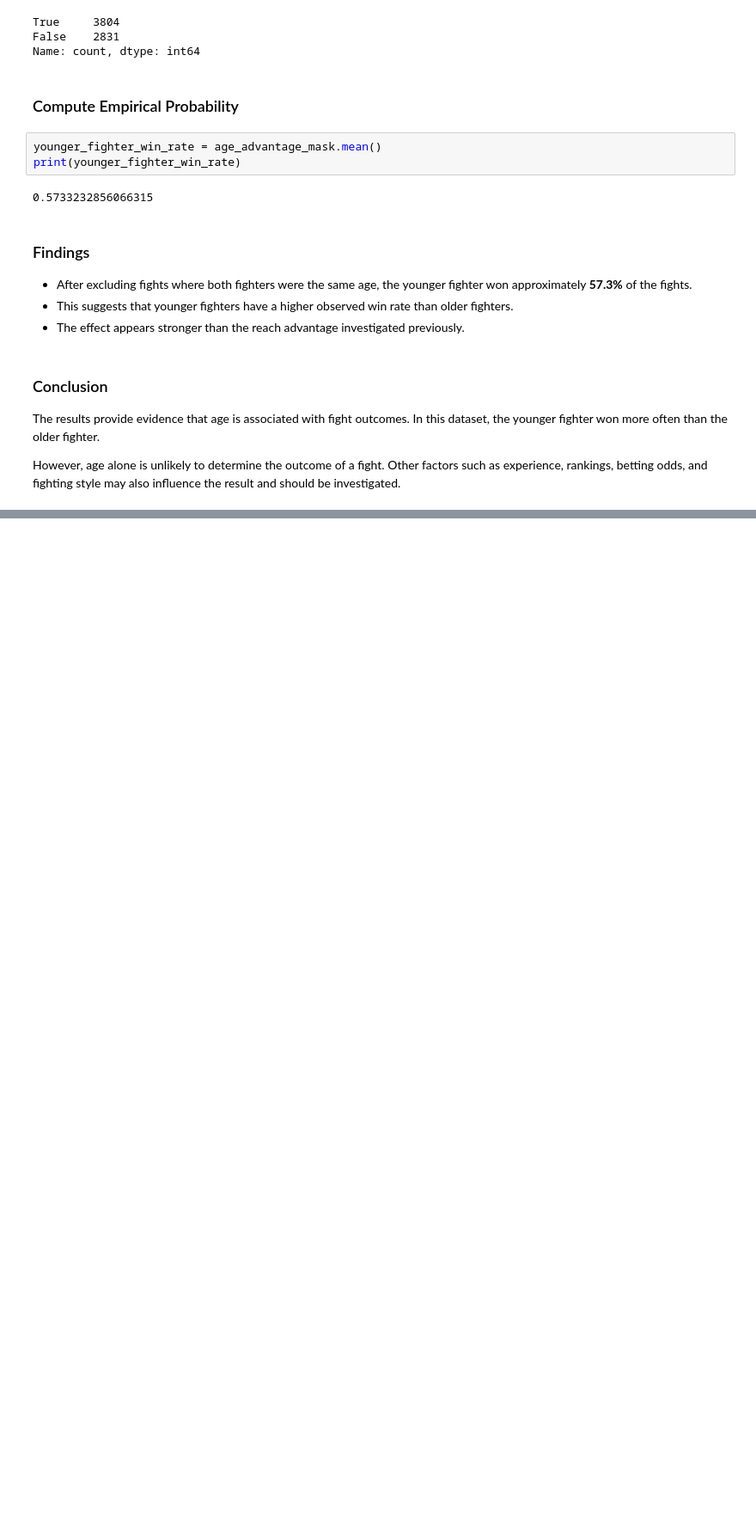
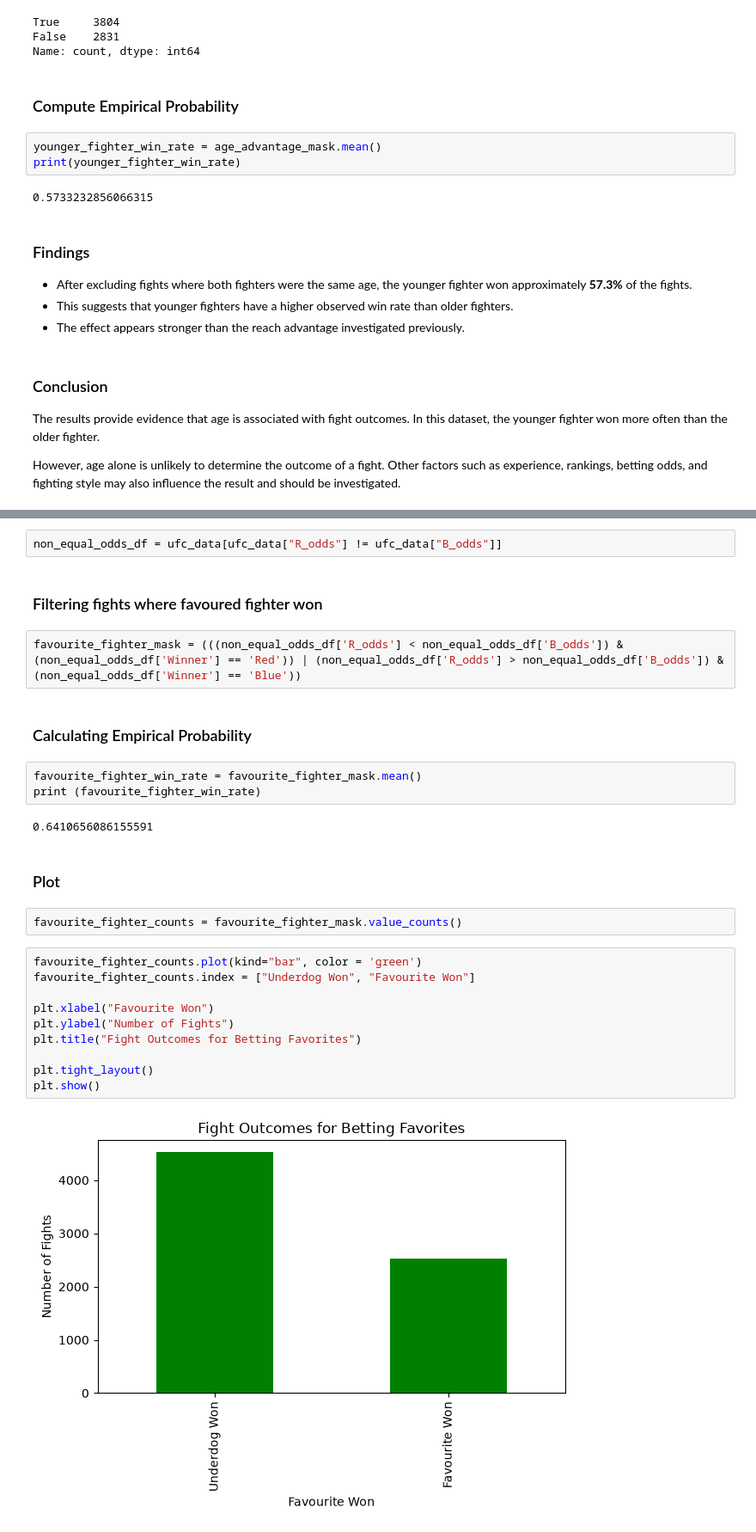
Before and after one commit to PrithviKaushik/fight-sense, a Jupyter notebook: notebooks/02_exploratory_data_analysis.ipynb, the cells around one changed output, grey strips where cells are left out. Shown at 86% size. Cells and saved outputs as stored; diff of their text form; blank space fills up the shorter version.

Commit message:
feat: analyze betting odds

```diff
--- a/notebooks/02_exploratory_data_analysis.ipynb
+++ b/notebooks/02_exploratory_data_analysis.ipynb
@@ -167,0 +260,29 @@ However, age alone is unlikely to determine the outcome of a fight. Other factor
+# %%
+non_equal_odds_df = ufc_data[ufc_data["R_odds"] != ufc_data["B_odds"]]
+# %% [markdown]
+### Filtering fights where favoured fighter won
+# %%
+favourite_fighter_mask = (((non_equal_odds_df['R_odds'] < non_equal_odds_df['B_odds']) & (non_equal_odds_df['Winner'] == 'Red')) | (non_equal_odds_df['R_odds'] > non_equal_odds_df['B_odds']) & (non_equal_odds_df['Winner'] == 'Blue'))
+# %% [markdown]
+### Calculating Empirical Probability
+# %%
+favourite_fighter_win_rate = favourite_fighter_mask.mean()
+print (favourite_fighter_win_rate)
+# %% [output]
+0.6410656086155591
+# %% [markdown]
+### Plot
+# %%
+favourite_fighter_counts = favourite_fighter_mask.value_counts()
+# %%
+favourite_fighter_counts.plot(kind="bar", color = 'green')
+favourite_fighter_counts.index = ["Underdog Won", "Favourite Won"]
+
+plt.xlabel("Favourite Won")
+plt.ylabel("Number of Fights")
+plt.title("Fight Outcomes for Betting Favorites")
+
+plt.tight_layout()
+plt.show()
+# %% [output]
+[figure, added]
```
Also changed, not shown: parts of 21 cells of this notebook.
